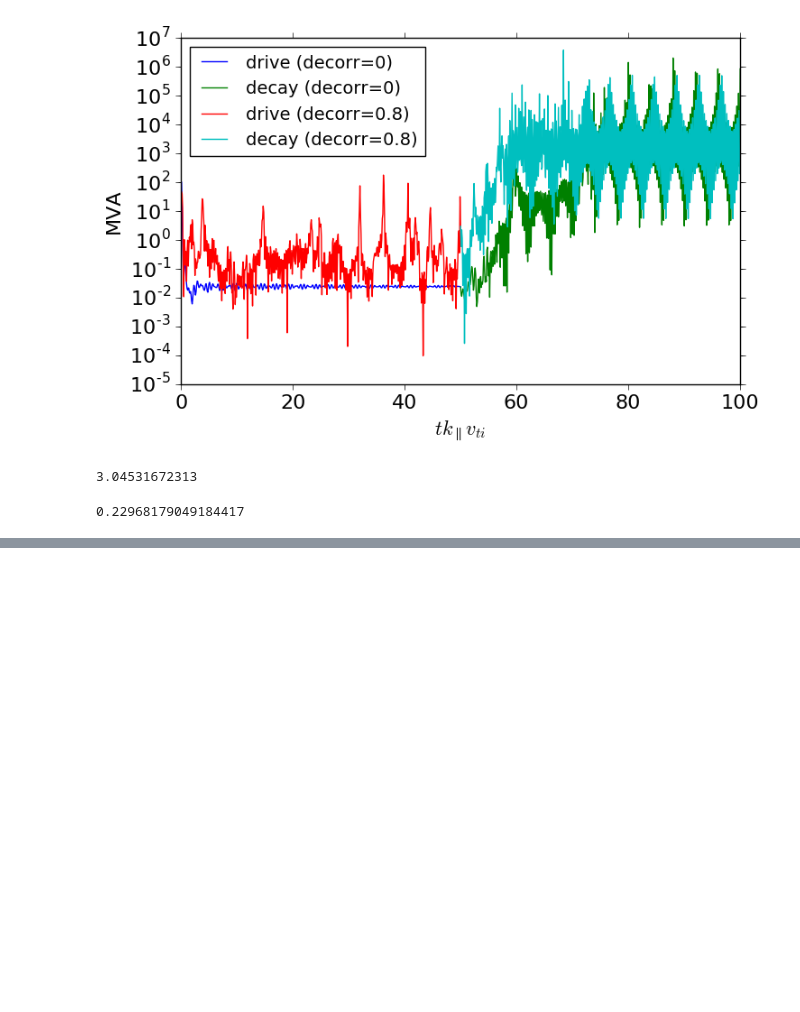
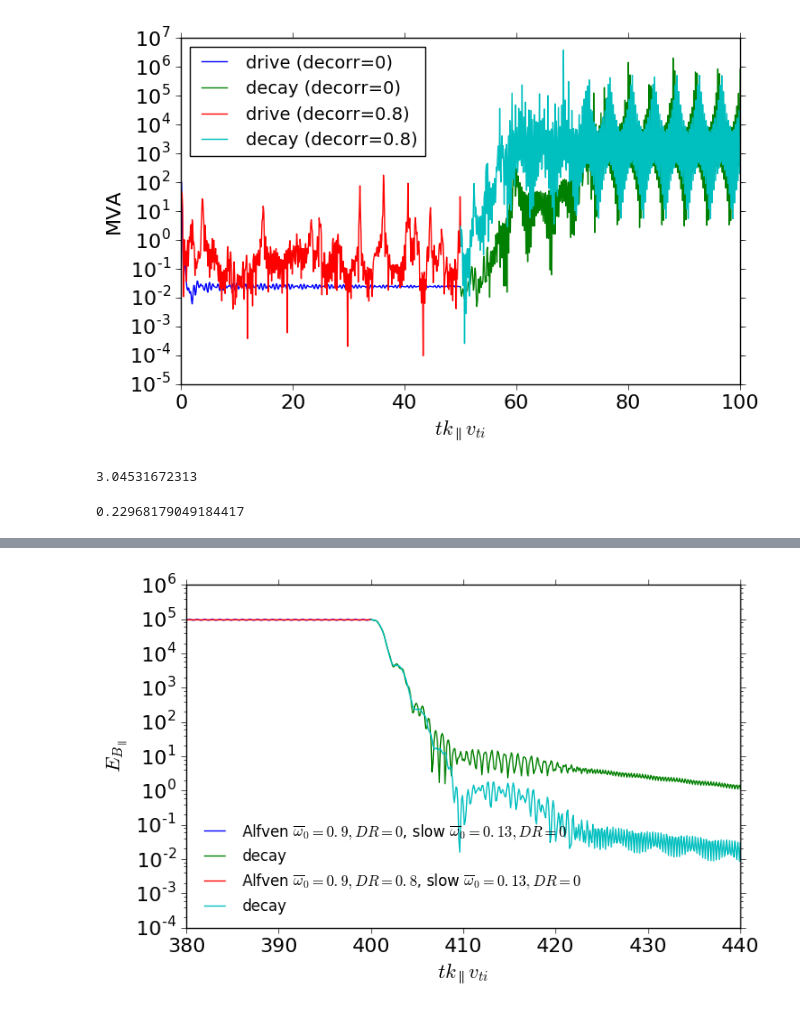
Before and after one commit to YuguangTong/Fourier-Laplace-plasma-response-in-driven-Gyrokinetics, a Jupyter notebook: python/Draft_20161018.ipynb, the cells around one changed output, grey strips where cells are left out. Saved outputs shown, nothing was run; the diff lists cells and outputs as text; code cells hidden in the pictures; blank space fills up the shorter version.

```diff
--- a/python/Draft_20161018.ipynb
+++ b/python/Draft_20161018.ipynb
@@ -123,0 +177,14 @@ fig_bpar_temp_1.eps       lin_slow_decay_mva_1.png
+# %%
+fig_ebpar, ax = plt.subplots(figsize=(8, 8*0.618))
+
+for i in file_ind:
+    ax.plot(t[i], Ebpar[i], label = labels[i])
+ax.set_yscale('log')
+ax.set_xlim(380, 440)
+ax.legend(loc='best', frameon=False)
+ax.set_ylabel('$E_{B_\parallel}$')
+ax.set_xlabel('$tk_\parallel v_{ti}$')
+# fig_ebpar.savefig('lin_slow_decay_3.png', dpi=200)
+plt.show()
+# %% [output]
+[figure, added]
```
Also changed, not shown: parts of 16 cells of this notebook, 4 other files.
